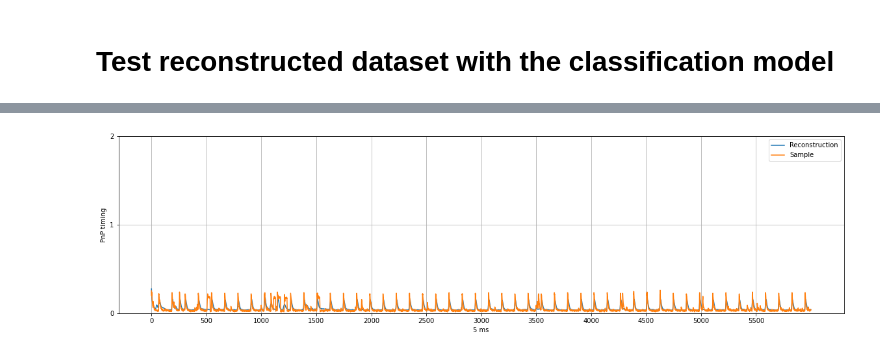
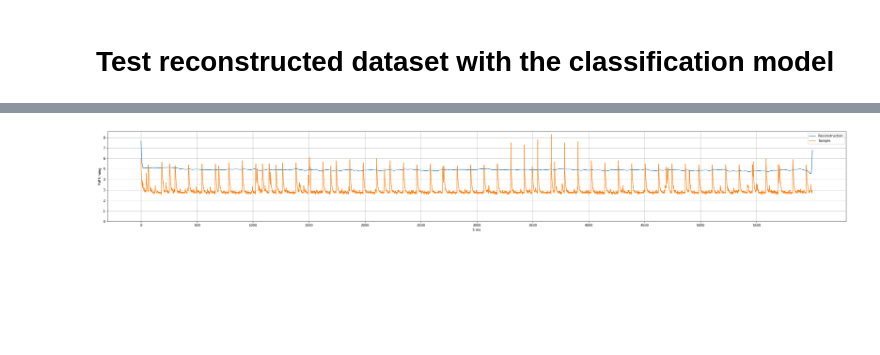
Before and after one commit to egesko/SideChannel-AdversarialAI, a Jupyter notebook: Tensorflow/VAE_notebook.ipynb, the cells around one changed output, grey strips where cells are left out. Cells and saved outputs as stored; diff of their text form; code cells hidden in the pictures; blank space fills up the shorter version.

```diff
--- a/Tensorflow/VAE_notebook.ipynb
+++ b/Tensorflow/VAE_notebook.ipynb
@@ -10,3 +26,15 @@ import datetime
+# %%
+minimum = np.amin(trainX)
+maximum = np.amax(trainX)
+
+trainX_normalized = (trainX-minimum)/(maximum-minimum)
+
+#Uncomment below if you need to fit with a dataset for specific class
+
+#classToCut = 6
+
+#trainXCUT = trainX[classToCut::14]
+#trainYCUT = trainY[classToCut::14]
 # %% [markdown]
 # Define Sampling layer as a subclass of keras.layers.Layer
 ## Sampling layer: Layer that samples a random point in latent space from a distribution with a mean and variance
@@ -75,19 +115,24 @@ ________________________________________________________________________________
 #DECODER
 latent_inputs = keras.Input(shape=(latent_dim,))
 
-# x = layers.Dense(1500, activation="relu")(latent_inputs)
 
-#x = layers.Dense(1500, activation="relu")(latent_inputs)
+x = layers.Dense(16 , activation="relu")(latent_inputs)
+x = layers.Dense(32 , activation="relu")(x)
+x = layers.Dense(64 , activation="relu")(x)
 
-x = layers.Dense(np.prod(shape_before_flattening[1:]), activation="relu")(latent_inputs)
+#x = layers.LSTM(32,activation='tanh',recurrent_activation='hard_sigmoid',use_bias=True,kernel_initializer='VarianceScaling',recurrent_initializer = 'orthogonal',bias_initializer='Zeros', return_sequences = True)(x) #Variance Scaling
+
+
+x = layers.Dense(np.prod(shape_before_flattening[1:]), activation="relu")(x)
 x = layers.Reshape(shape_before_flattening[1:])(x)
 
-x = layers.Conv1DTranspose(32, 8, activation="relu", strides=2, padding="same")(x)
-x = layers.Conv1DTranspose(128, 8, activation="relu", strides=2, padding="same")(x)
-x = layers.Conv1DTranspose(256, 16, activation="relu", strides=2, padding="same")(x)
+x = layers.Conv1DTranspose(32, 8, activation="relu", strides=2,padding='same')(x)
+x = layers.Conv1DTranspose(64, 8, activation="relu", strides=2,padding='same')(x)
+x = layers.Conv1DTranspose(128, 16, activation="relu", strides=2,padding='same')(x)
+x = layers.Conv1DTranspose(256, 16, activation="relu", strides=2,padding='same')(x)
 
 
-decoder_outputs = layers.Conv1DTranspose(1, 16, padding="same")(x)
+decoder_outputs = layers.Conv1DTranspose(1, 16, padding="same",activation="sigmoid")(x)
 decoder = keras.Model(latent_inputs, decoder_outputs, name="decoder")
 decoder.summary()
 # %% [output]
@@ -141,7 +186,7 @@ class VAE(keras.Model):
                     keras.losses.binary_crossentropy(data, reconstruction),axis=(1)
                 )
             )
-            kl_loss = -0.5 * (1 + z_log_var - tf.square(z_mean) - tf.exp(z_log_var))
+            kl_loss = -1 * (1 + z_log_var - tf.square(z_mean) - tf.exp(z_log_var))
             kl_loss = tf.reduce_mean(tf.reduce_sum(kl_loss, axis=0))
             total_loss = reconstruction_loss + kl_loss
             #total_loss = reconstruction_loss #ABSOLUTELY CHANGE!
@@ -183,6 +205,6 @@ trainYCUT = trainY[classToCut::14]
 # %%
 vae = VAE(encoder, decoder)
 vae.compile(optimizer=keras.optimizers.Adam())
-history = vae.fit(trainXCUT, epochs=25, batch_size=32)
+history = vae.fit(trainX_normalized, epochs=25, batch_size=128)
 # %% [output]
 Epoch 1/25
@@ -238,30 +313,31 @@ for i in range(14):
 # %%
 
-trainXCUT = trainX[classToCut::14]
+classToCut = 6
+trainXCUT = trainX_normalized[classToCut::14]
 trainYCUT = trainY[classToCut::14]
 
 z_mean, z_log_var, z = vae.encoder.predict(trainXCUT)
 reconstructed_x = vae.decoder.predict(z)*(maximum-minimum)+minimum
 
-fig = plt.figure(figsize=(20,5))
+fig = plt.figure(figsize=(40,5))
 #plt.plot(results)
 
-sampleToPredict = 17
+sampleToPredict = 15
 
 plt.plot(reconstructed_x[sampleToPredict],label='Reconstruction')
 plt.plot(trainXCUT[sampleToPredict]*(maximum-minimum)+minimum,label='Sample')
 #plt.plot(data3[0],label=3)
 #plt.plot(data4[0],label=4)
 #plt.plot(averageArray[0])
 
 plt.legend()
-plt.yticks(np.arange(0, 3, 1))
+plt.yticks(np.arange(0, 9, 1))
 plt.xticks(np.arange(0, 6000, 500))
 plt.grid()
 #plt.axhline(linewidth=1, color='r')
 plt.xlabel("5 ms")
 plt.ylabel("PnP timing")
 #figure(figsize=(8, 6), dpi=80)
 fig.savefig('vis_test.png',dpi=200)
 # %% [output]
-[figure, old version]
+[figure, new version]
```
Also changed, not shown: parts of 18 cells of this notebook, 3 other files.
